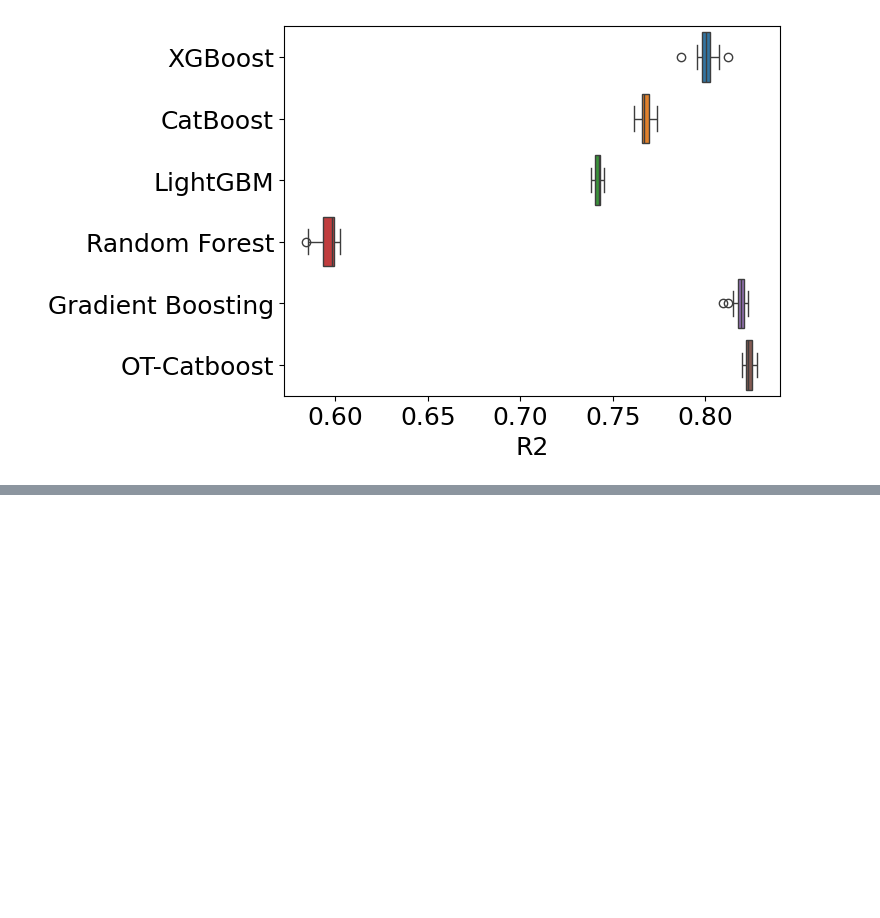
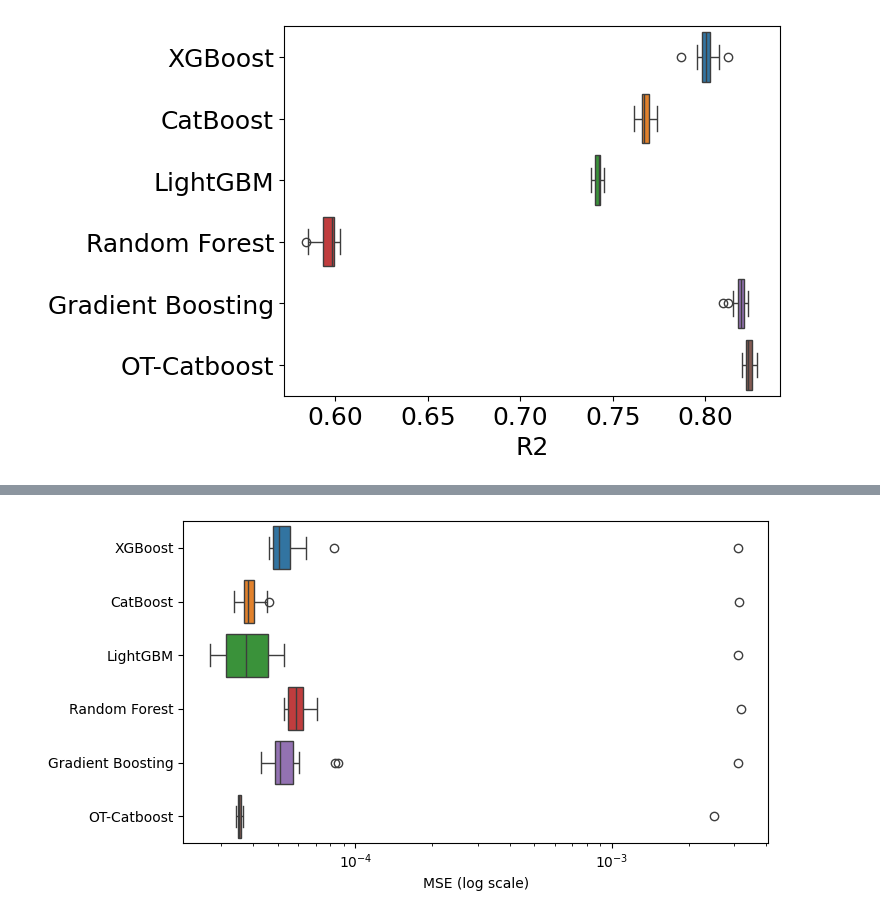
Before and after one commit to TrantuVN/MA, a Jupyter notebook: diagram.ipynb, the cells around one changed output, grey strips where cells are left out. Saved outputs shown, nothing was run; the diff lists cells and outputs as text; code cells hidden in the pictures; blank space fills up the shorter version.

```diff
--- a/diagram.ipynb
+++ b/diagram.ipynb
@@ -297,0 +522,20 @@ plt.show()
+# %%
+#mse, entrypoint v7, run 20 times
+import seaborn as sns
+df = pd.DataFrame(columns=['XGBoost','CatBoost','LightGBM','Random Forest','Gradient Boosting','OT-Catboost'])
+i = 1
+df["XGBoost"] = xg1[:, i]
+df["CatBoost"] = cat1[:, i]
+df["LightGBM"] = light1[:, i]
+df["Random Forest"] = ran1[:, i]
+df["Gradient Boosting"]  = grad1[:, i]
+df['OT-Catboost'] = procat1[:, i]
+fig, ax = plt.subplots(figsize=(7.5, 4))
+sns.boxplot(data=df, orient='h', showfliers=True, ax=ax)  # có outlier
+ax.set_xscale('log')
+ax.set_xlabel("MSE (log scale)")
+ax.set_ylabel("")
+plt.tight_layout()
+plt.show()
+# %% [output]
+[figure, added]
```
Also changed, not shown: parts of 9 cells of this notebook, 11 other files.
